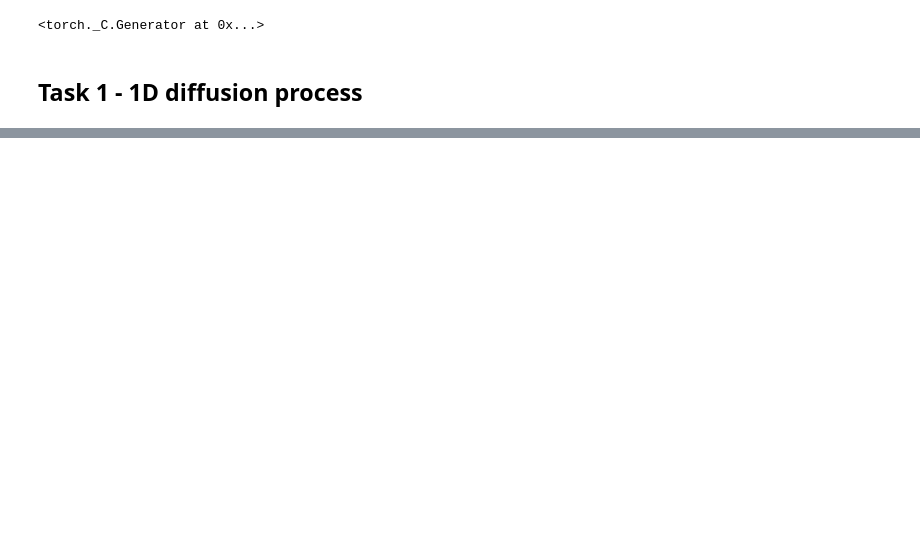
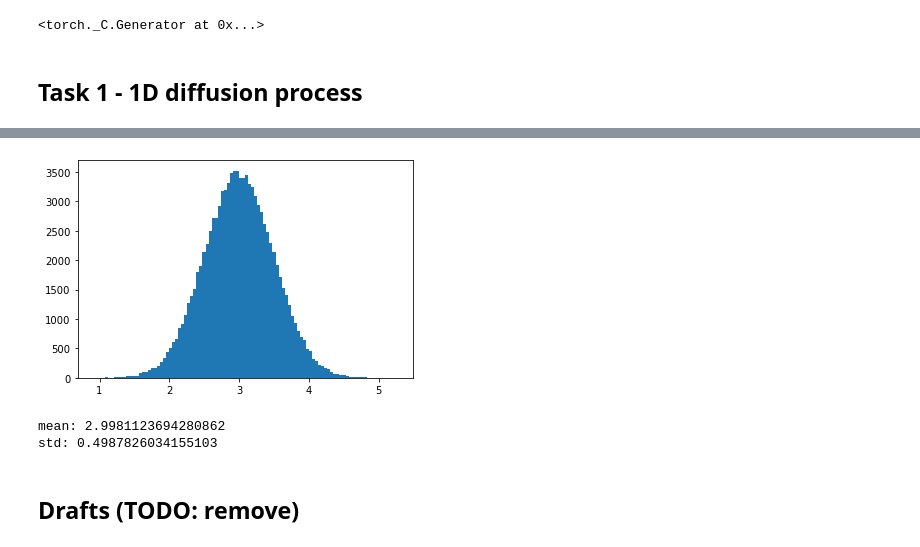
Before and after one commit to ZyzzGit/diffusion, a Jupyter notebook: DiffusionModels.ipynb, the cells around one changed output, grey strips where cells are left out. Cells and saved outputs as stored; diff of their text form; code cells hidden in the pictures; blank space fills up the shorter version.

```diff
--- a/DiffusionModels.ipynb
+++ b/DiffusionModels.ipynb
@@ -88,0 +124,21 @@ mean: 0.0030907524025449015, std: 1.0018294437381894
+# %%
+# Visualize the distrubution of x0, approximated from n reverse trajectories
+n = 100000    # more samples => better approximation => TODO: closed formula?
+x0s = []
+for i in range(n):
+    xT = np.random.normal(0, 1)
+    x0 = np.random.normal(m, p)
+    x0_prim = backward_diffuse(xT, T, x0)[-1]   # should be equal to x0
+    x0s.append(x0_prim)
+
+plt.hist(x0s, 100)
+plt.show()
+
+# Also compute mean and std of x0
+print(f"mean: {np.mean(x0s)}\nstd: {np.std(x0s)}")
+# %% [output]
+[figure, added]
+mean: 2.9981123694280862
+std: 0.4987826034155103
+# %% [markdown]
+## Drafts (TODO: remove)
```
Also changed, not shown: parts of 7 cells of this notebook.
